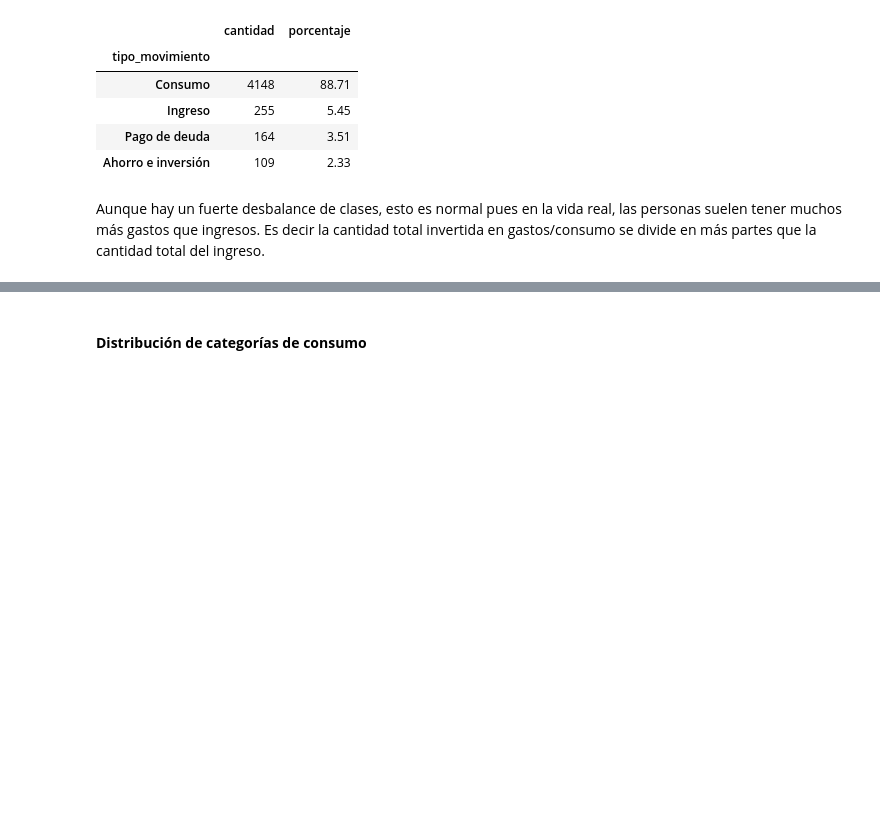
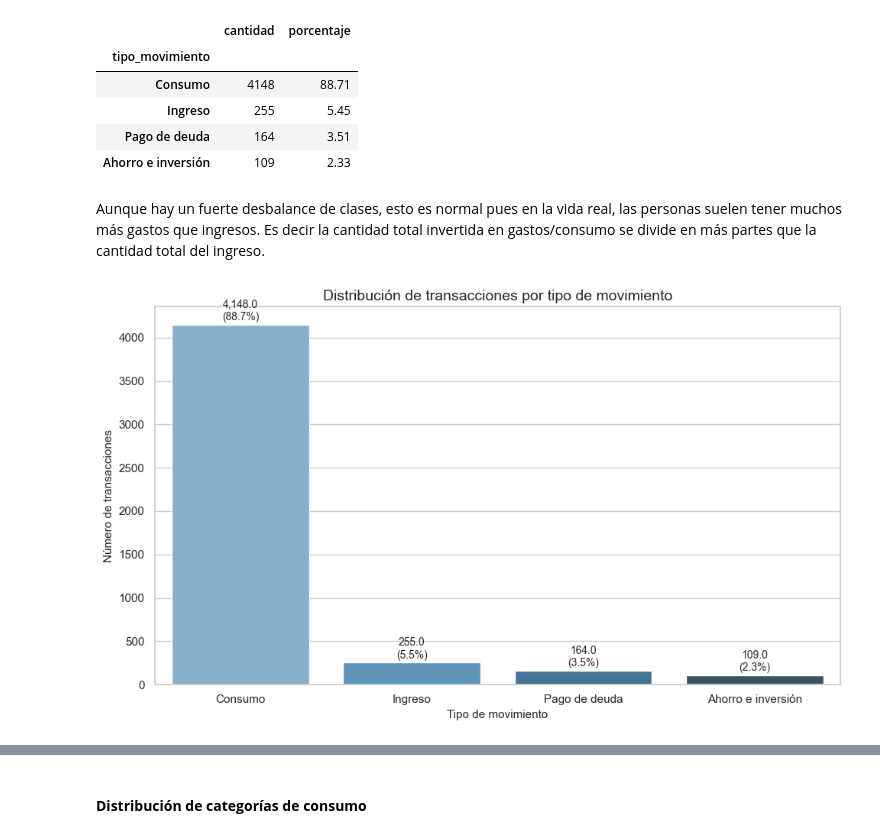
Before and after one commit to No-Country-simulation/Hackathon-G9-LATAM-Team-68, a Jupyter notebook: ciencia-de-datos/cuaderno_trabajo.ipynb, the cells around one changed output, grey strips where cells are left out. Cells and saved outputs as stored; diff of their text form; code cells hidden in the pictures; blank space fills up the shorter version.

```diff
--- a/ciencia-de-datos/cuaderno_trabajo.ipynb
+++ b/ciencia-de-datos/cuaderno_trabajo.ipynb
@@ -36,6 +36,18 @@ Dimensiones: (4676, 13)
 | 2 | 110504306 | Valentina Romero | Usuario con ingresos estacionales | 2026-07-01 | 2026-07-31 | 2026-07-02 | cambio de aceite | 602.64 | ... |
 | 3 | 110504306 | Valentina Romero | Usuario con ingresos estacionales | 2026-07-01 | 2026-07-31 | 2026-07-02 | venta por internet | 1935.92 | ... |
 | 4 | 110504306 | Valentina Romero | Usuario con ingresos estacionales | 2026-07-01 | 2026-07-31 | 2026-07-03 | compré pescado | 351.15 | ... |
+# %%
+import matplotlib.pyplot as plt
+import seaborn as sns
+
+sns.set_theme(
+    style="whitegrid",
+    palette="deep"
+)
+
+plt.rcParams["figure.figsize"] = (10, 6)
+plt.rcParams["axes.titlesize"] = 14
+plt.rcParams["axes.labelsize"] = 11
 # %%
 df.tail()
 # %% [output]
@@ -273,7 +286,7 @@ columnas_fecha = [
 for columna in columnas_fecha:
     df[columna] = pd.to_datetime(
         df[columna],
-        format="%d-%m-%Y",
+        format="%Y-%m-%d",
         errors="raise"
     )
 # %%
@@ -482,3 +495,32 @@ conteo_movimientos
 | Ahorro e inversión | 109 | 2.33 |
 # %% [markdown]
 Aunque hay un fuerte desbalance de clases, esto es normal pues en la vida real, las personas suelen tener muchos más gastos que ingresos. Es decir la cantidad total invertida en gastos/consumo se divide en más partes que la cantidad total del ingreso.
+# %%
+plt.figure(figsize=(10, 6))
+
+ax = sns.barplot(
+    data=conteo_movimientos,
+    x="tipo_movimiento",
+    y="cantidad",
+    hue="tipo_movimiento",
+    legend=False,
+    palette="Blues_d"
+)
+
+for i, fila in conteo_movimientos.iterrows():
+    ax.text(
+        i,
+        fila["cantidad"] + 50,
+        f'{fila["cantidad"]:,}\n({fila["porcentaje"]:.1f}%)',
+        ha="center",
+        fontsize=10
+    )
+
+plt.title("Distribución de transacciones por tipo de movimiento")
+plt.xlabel("Tipo de movimiento")
+plt.ylabel("Número de transacciones")
+
+plt.tight_layout()
+plt.show()
+# %% [output]
+[figure, added]
```
Also changed, not shown: parts of 40 cells of this notebook.
